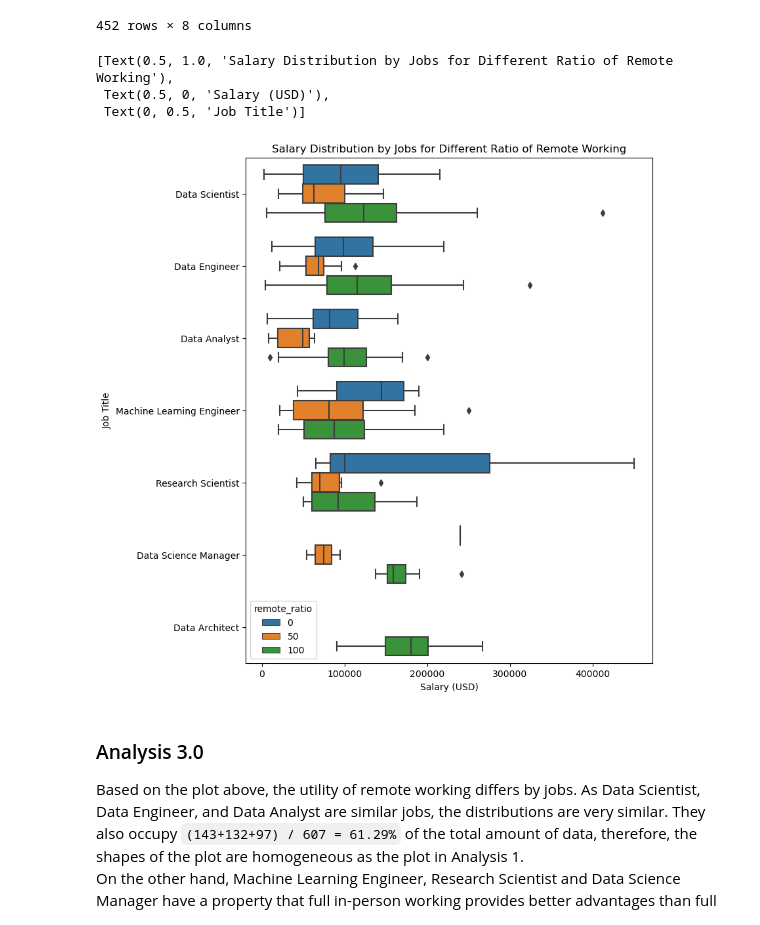
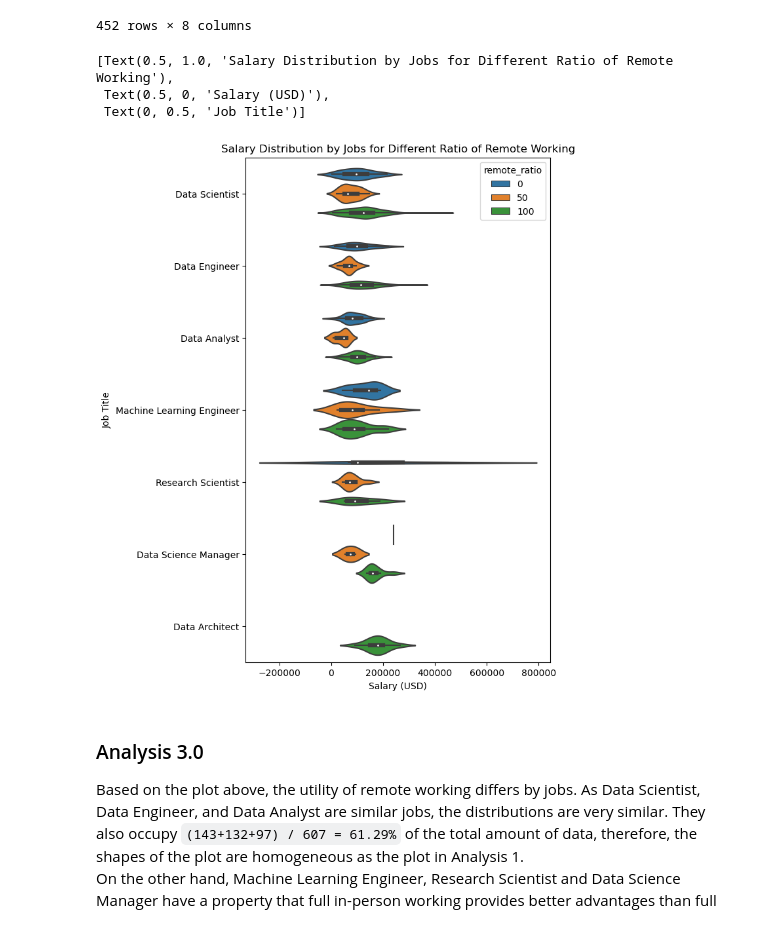
Before and after one commit to ubco-W2022T2-data301/project-group-group07, a Jupyter notebook: analysis/analysis3.ipynb, the cells around one changed output. Drawn from its saved outputs; the diff is of its cells as text; code cells hidden in the pictures.

```diff
--- a/analysis/analysis3.ipynb
+++ b/analysis/analysis3.ipynb
@@ -126,13 +126,16 @@ df_popular_jobs # df1 only with Data Scientist, Data Engineer, Data Analyst, Mac
 | 451 | SE | FT | Data Analyst | 150000 | US | 100 | ... |
 452 rows × 8 columns
 # %%
-plt.figure(figsize=(8, 10))
-sns.boxplot(data = df_popular_jobs, x="salary", y= "job_title", hue = 'remote_ratio', order = ['Data Scientist', 'Data Engineer', 'Data Analyst', 'Machine Learning Engineer', 'Research Scientist', 'Data Science Manager', 'Data Architect']).set(title = 'Salary Distribution by Jobs for Different Ratio of Remote Working', xlabel = 'Salary (USD)', ylabel = 'Job Title')
+plt.figure(figsize=(6, 10))
+sns.violinplot(data = df_popular_jobs, x="salary", y= "job_title",
+            hue = 'remote_ratio',
+            order = ['Data Scientist', 'Data Engineer', 'Data Analyst', 'Machine Learning Engineer', 'Research Scientist', 'Data Science Manager', 'Data Architect'])\
+    .set(title = 'Salary Distribution by Jobs for Different Ratio of Remote Working', xlabel = 'Salary (USD)', ylabel = 'Job Title')
 # %% [output]
 [Text(0.5, 1.0, 'Salary Distribution by Jobs for Different Ratio of Remote Working'),
  Text(0.5, 0, 'Salary (USD)'),
  Text(0, 0.5, 'Job Title')]
-[figure, old version]
+[figure, new version]
 # %% [markdown]
 ### Analysis 3.0
 
```
Also changed, not shown: parts of 6 cells of this notebook.
